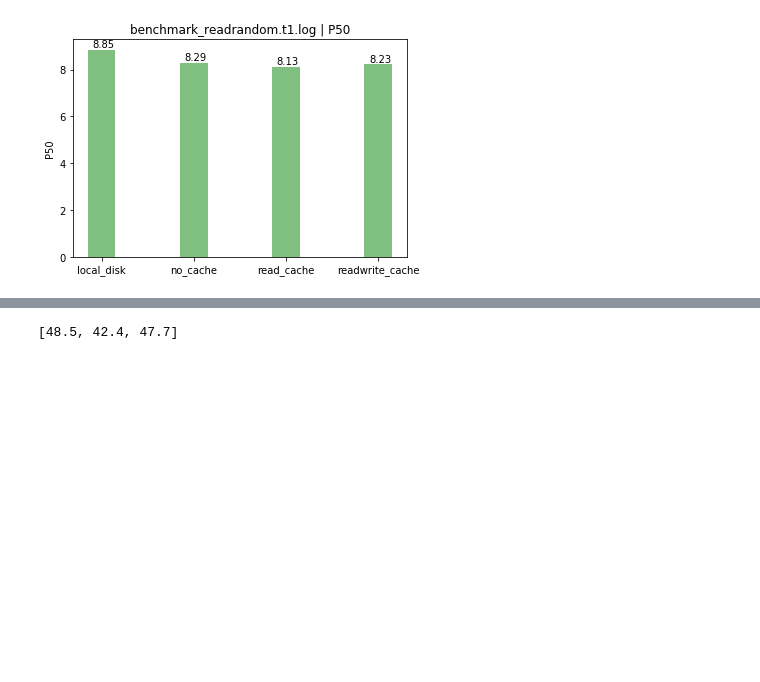
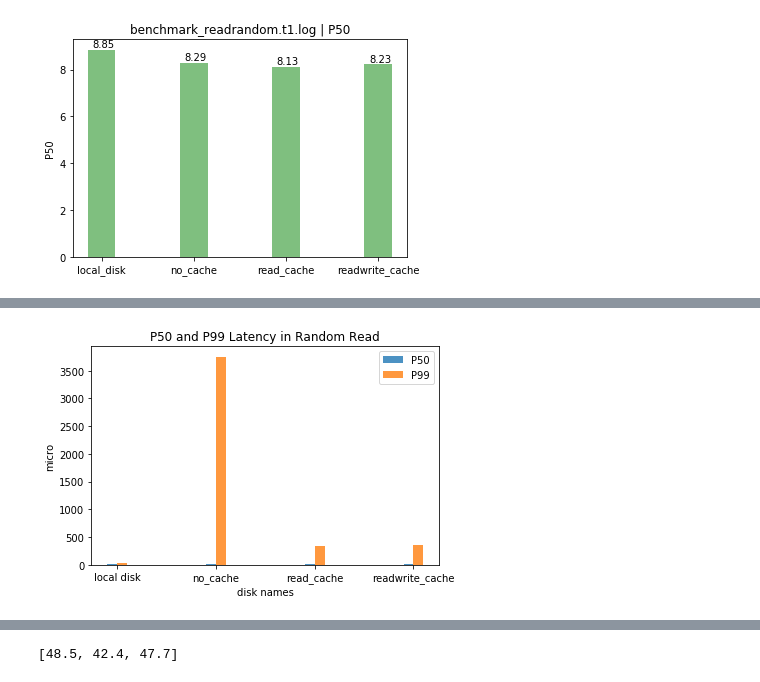
Before and after one commit to xiefan46/samza-azure-storage, a Jupyter notebook: milestone2/python/rocksdb_benchmark.ipynb, the cells around one changed output, grey strips where cells are left out. Cells and saved outputs as stored; diff of their text form; code cells hidden in the pictures; blank space fills up the shorter version.

Commit message:
update result

```diff
--- a/milestone2/python/rocksdb_benchmark.ipynb
+++ b/milestone2/python/rocksdb_benchmark.ipynb
@@ -41,6 +41,30 @@ def plot_bar(disk_names, results, y_label, title, color):
     for i in range(len(results)):
         plt.text(x = y_pos[i] - 0.1 , y = results[i]+0.1, s = results[i], size = 10)
     plt.show()
+
+
+def plot_bar2(y_label, title, metrics_names, disk_results, x_label, disk_names):
+        # data to plot
+        n_groups = len(disk_names)
+
+        # create plot
+        fig, ax = plt.subplots()
+        index = np.arange(n_groups)
+        bar_width = 0.1
+        opacity = 0.8
+
+        for i in range(len(metrics_names)):
+            plt.bar(index + bar_width * i, disk_results[i], bar_width, alpha=opacity,label=metrics_names[i])
+            for j in range(len(results)):
+                plt.text(x = y_pos[i] - 0.1 , y = results[i]+0.1, s = results[i], size = 10)
+
+        plt.xlabel(x_label)
+        plt.ylabel(y_label)
+        plt.title(title)
+        plt.xticks(index + bar_width / 2, disk_names)
+        plt.legend()
+        plt.tight_layout()
+        plt.show()
 # %%
 def plot_benchmark(root_dir, disk_names, log_file_names, y_labels, color = 'r'):
     for y_label in y_labels:
@@ -87,0 +112,8 @@ plot_benchmark(root_dir, disk_names, log_file_names, [LOG_RES_P50], 'g')
+# %%
+#plot P50 and P99 together
+#def plot_bar2(y_label, title, metrics_names, disk_results, x_label, disk_names):
+plot_bar2("micro", "P50 and P99 Latency in Random Read", ["P50", "P99"],
+         [[8.85, 8.29, 8.13, 8.23], [33.2, 3750.95, 347.47, 352.23]],
+          "disk names", ["local disk", "no_cache", "read_cache", "readwrite_cache"])
+# %% [output]
+[figure, added]
```
Also changed, not shown: parts of 8 cells of this notebook, 1 other file.
